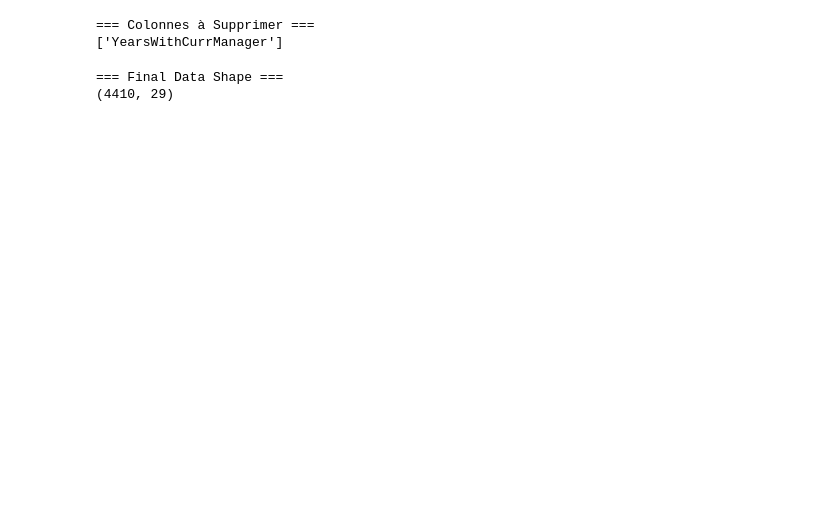
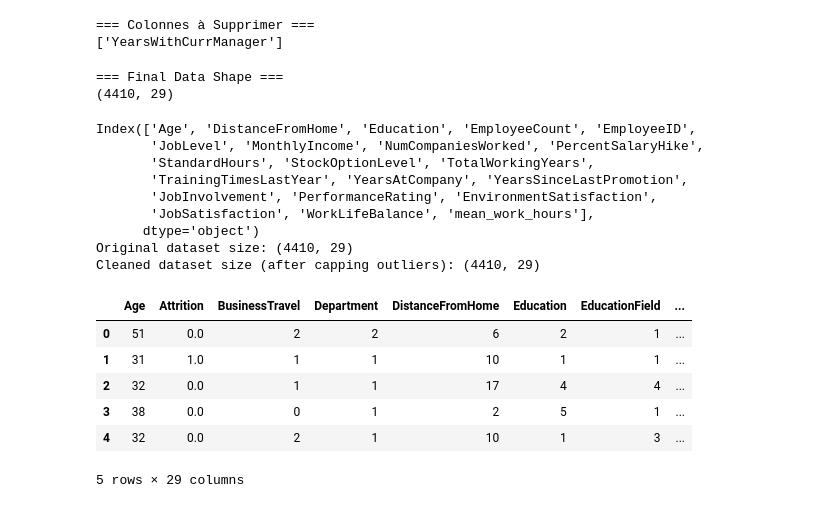
Before and after one commit to Raouf878/PROJECT_AI_GIT, a Jupyter notebook: IA_project.ipynb, the cells around one changed output. Saved outputs shown, nothing was run; the diff lists cells and outputs as text; code cells hidden in the pictures; blank space fills up the shorter version.

```diff
--- a/IA_project.ipynb
+++ b/IA_project.ipynb
@@ -362,3 +408,70 @@ print(final_data.shape)
 # %% [output]
 === Final Data Shape ===
 (4410, 29)
+# %%
+import numpy as np
+import pandas as pd
+from sklearn.preprocessing import OrdinalEncoder, LabelEncoder
+from scipy.stats import zscore
+
+df = final_data.copy()  # A new copy of dataset
+
+# Identify categorical columns
+categorical_cols = df.select_dtypes(include=['object']).columns
+
+
+
+# Select numerical columns only
+numeric_cols = df.select_dtypes(include=[np.number]).columns
+print(numeric_cols)
+
+# Compute Z-scores
+z_scores = np.abs(zscore(df[numeric_cols]))
+
+# Define a threshold (commonly 3)
+threshold = 3
+
+# Compute upper and lower limits
+upper_limit = df[numeric_cols].mean() + threshold * df[numeric_cols].std()
+lower_limit = df[numeric_cols].mean() - threshold * df[numeric_cols].std()
+
+# Apply capping
+df[numeric_cols] = df[numeric_cols].clip(lower=lower_limit, upper=upper_limit, axis=1)
+
+# Define ordinal and nominal categorical columns (modify as needed)
+ordinal_cols = ['Attrition', 'Gender', 'MaritalStatus']  # Replace with actual ordinal columns
+nominal_cols = list(set(categorical_cols) - set(ordinal_cols))
+
+# Encode ordinal columns
+ordinal_encoder = OrdinalEncoder()
+df[ordinal_cols] = ordinal_encoder.fit_transform(df[ordinal_cols])
+
+# Encode nominal columns using Label Encoding
+label_encoder = LabelEncoder()
+for col in nominal_cols:
+    df[col] = label_encoder.fit_transform(df[col])
+
+# Save cleaned dataset
+df.to_csv('cleaned_dataset.csv', index=False)
+
+print(f"Original dataset size: {df.shape}")
+print(f"Cleaned dataset size (after capping outliers): {df.shape}")
+
+df.head()
+# %% [output]
+Index(['Age', 'DistanceFromHome', 'Education', 'EmployeeCount', 'EmployeeID',
+       'JobLevel', 'MonthlyIncome', 'NumCompaniesWorked', 'PercentSalaryHike',
+       'StandardHours', 'StockOptionLevel', 'TotalWorkingYears',
+       'TrainingTimesLastYear', 'YearsAtCompany', 'YearsSinceLastPromotion',
+       'JobInvolvement', 'PerformanceRating', 'EnvironmentSatisfaction',
+       'JobSatisfaction', 'WorkLifeBalance', 'mean_work_hours'],
+      dtype='object')
+Original dataset size: (4410, 29)
+Cleaned dataset size (after capping outliers): (4410, 29)
+|  | Age | Attrition | BusinessTravel | Department | DistanceFromHome | Education | EducationField | ... |
+| 0 | 51 | 0.0 | 2 | 2 | 6 | 2 | 1 | ... |
+| 1 | 31 | 1.0 | 1 | 1 | 10 | 1 | 1 | ... |
+| 2 | 32 | 0.0 | 1 | 1 | 17 | 4 | 4 | ... |
+| 3 | 38 | 0.0 | 0 | 1 | 2 | 5 | 1 | ... |
+| 4 | 32 | 0.0 | 2 | 1 | 10 | 1 | 3 | ... |
+5 rows × 29 columns
```
Also changed, not shown: parts of 7 cells of this notebook.
